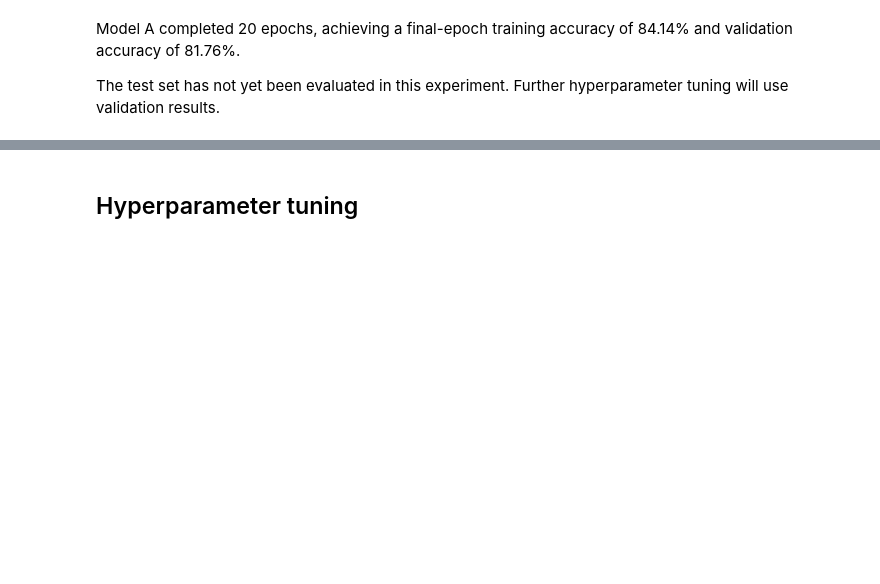
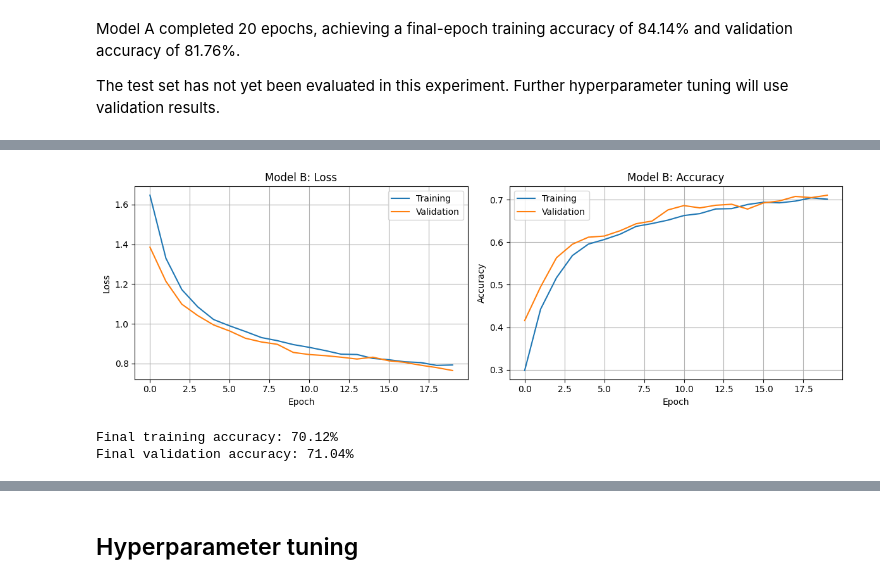
Before and after one commit to NileshAm/EN3150-Intel-Image-Classifier, a Jupyter notebook: CNN.ipynb, the cells around one changed output, grey strips where cells are left out. Saved outputs shown, nothing was run; the diff lists cells and outputs as text; code cells hidden in the pictures; blank space fills up the shorter version.

```diff
--- a/CNN.ipynb
+++ b/CNN.ipynb
@@ -190,0 +256,9 @@ The test set has not yet been evaluated in this experiment. Further hyperparamet
+# %%
+history_b = model_b.fit(
+    train_x,
+    train_y,
+    epochs=20,
+    batch_size=64,
+    validation_data=(val_x, val_y),
+    verbose=1,
+)
@@ -190,0 +283,21 @@ The test set has not yet been evaluated in this experiment. Further hyperparamet
+# %%
+fig, axes = plt.subplots(1, 2, figsize=(12, 4))
+
+for ax, metric in zip(axes, ["loss", "accuracy"]):
+    ax.plot(history_b.history[metric], label="Training")
+    ax.plot(history_b.history[f"val_{metric}"], label="Validation")
+    ax.set_xlabel("Epoch")
+    ax.set_ylabel(metric.capitalize())
+    ax.set_title(f"Model B: {metric.capitalize()}")
+    ax.legend()
+    ax.grid(True)
+
+plt.tight_layout()
+plt.show()
+
+print(f"Final training accuracy: {history_b.history['accuracy'][-1]:.2%}")
+print(f"Final validation accuracy: {history_b.history['val_accuracy'][-1]:.2%}")
+# %% [output]
+[figure, added]
+Final training accuracy: 70.12%
+Final validation accuracy: 71.04%
```
Also changed, not shown: parts of 13 cells of this notebook.
